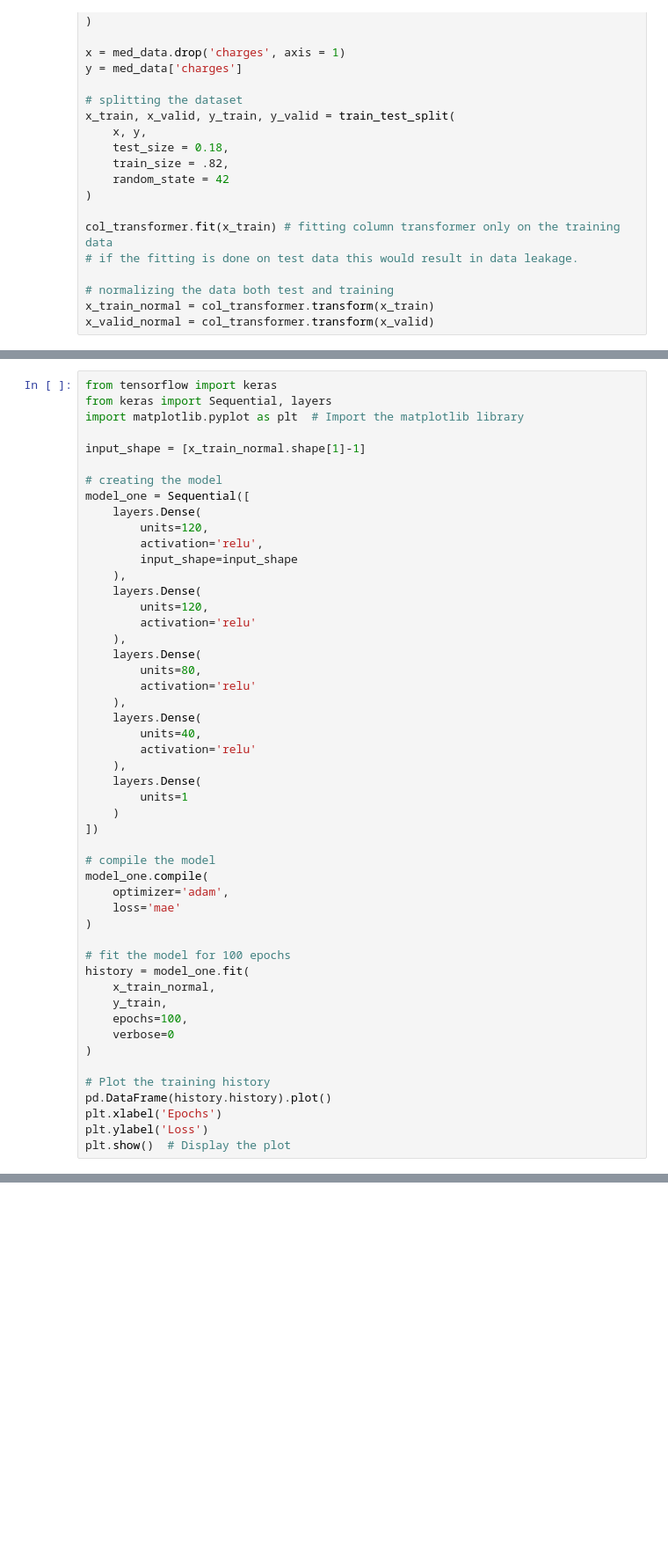
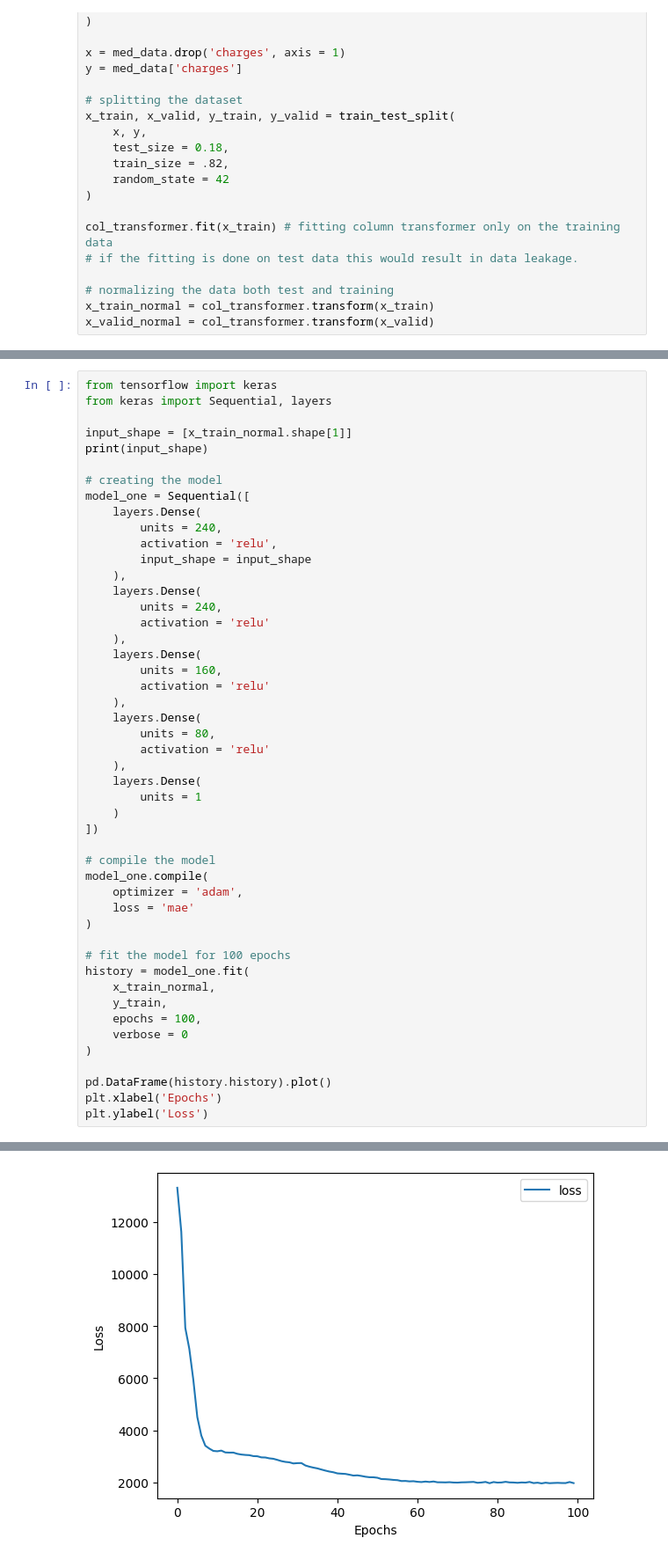
Before and after one commit to krahul2024/machine-learning, a Jupyter notebook: tensors/tensors_two.ipynb, the cells around one changed output, grey strips where cells are left out. Shown at 88% size. Saved outputs shown, nothing was run; the diff lists cells and outputs as text; blank space fills up the shorter version.

```diff
--- a/tensors/tensors_two.ipynb
+++ b/tensors/tensors_two.ipynb
@@ -539,50 +515,49 @@ x_train_normal.shape, x_train.shape # we will see increase in no. of columns in
 # %%
 from tensorflow import keras
 from keras import Sequential, layers
-import matplotlib.pyplot as plt  # Import the matplotlib library
 
-input_shape = [x_train_normal.shape[1]-1]
+input_shape = [x_train_normal.shape[1]]
+print(input_shape)
 
 # creating the model
 model_one = Sequential([
     layers.Dense(
-        units=120,
-        activation='relu',
-        input_shape=input_shape
+        units = 240,
+        activation = 'relu',
+        input_shape = input_shape
     ),
     layers.Dense(
-        units=120,
-        activation='relu'
+        units = 240,
+        activation = 'relu'
     ),
     layers.Dense(
-        units=80,
-        activation='relu'
+        units = 160,
+        activation = 'relu'
     ),
     layers.Dense(
-        units=40,
-        activation='relu'
+        units = 80,
+        activation = 'relu'
     ),
     layers.Dense(
-        units=1
+        units = 1
     )
 ])
 
 # compile the model
 model_one.compile(
-    optimizer='adam',
-    loss='mae'
+    optimizer = 'adam',
+    loss = 'mae'
 )
 
 # fit the model for 100 epochs
 history = model_one.fit(
     x_train_normal,
     y_train,
-    epochs=100,
-    verbose=0
+    epochs = 100,
+    verbose = 0
 )
 
-# Plot the training history
 pd.DataFrame(history.history).plot()
 plt.xlabel('Epochs')
 plt.ylabel('Loss')
-plt.show()  # Display the plot
+# %% [output]
@@ -588,0 +566 @@ plt.show()  # Display the plot
+[figure, added]
```
Also changed, not shown: parts of 20 cells of this notebook.
